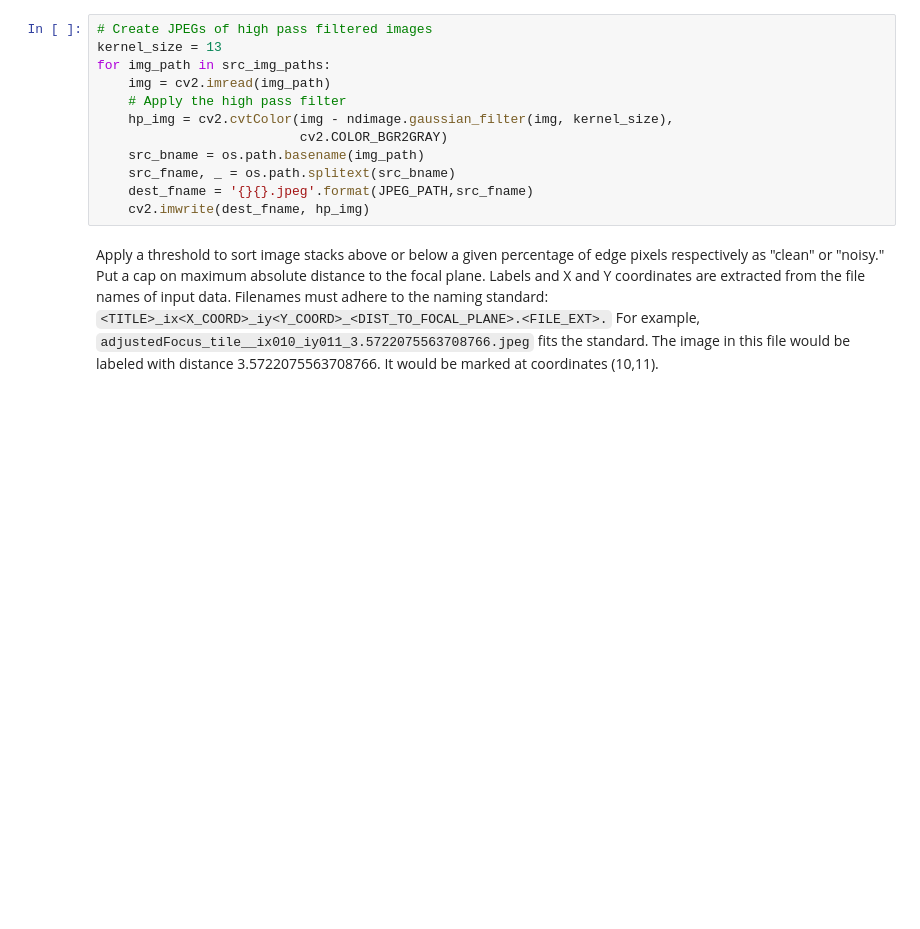
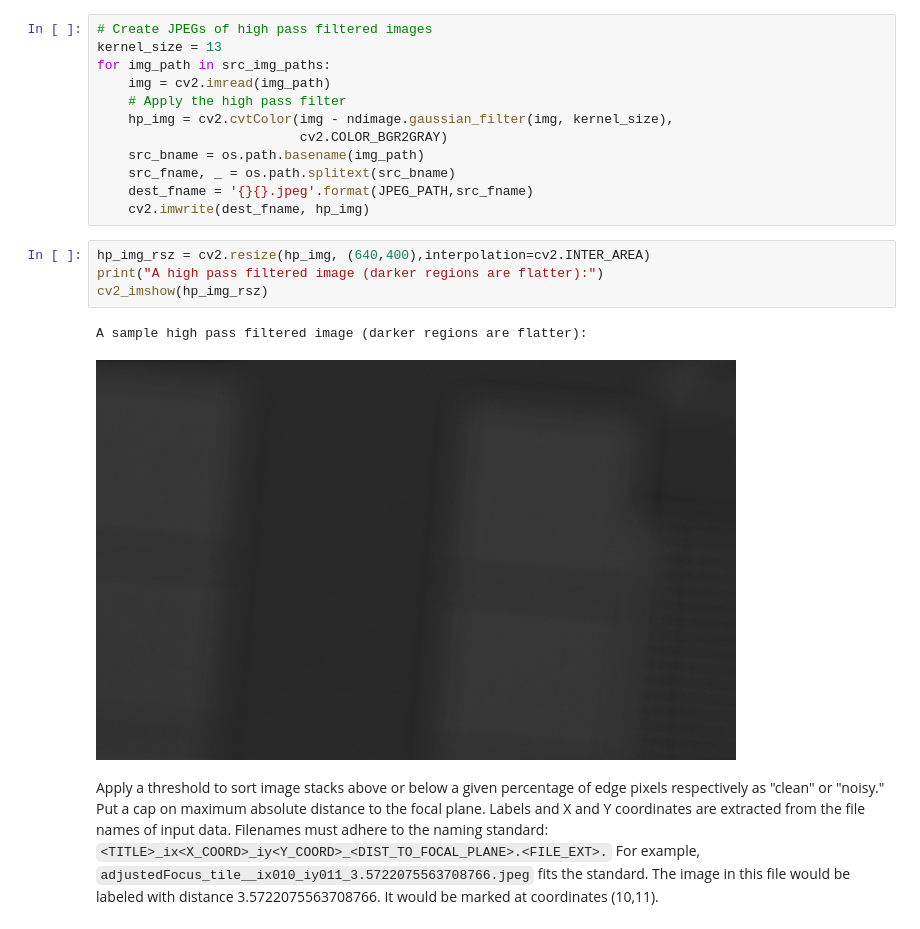
Before and after one commit to evanmacbride/microscope-autofocus, a Jupyter notebook: notebooks/Walkthrough.ipynb, the cells around one changed output. Saved outputs shown, nothing was run; the diff lists cells and outputs as text; blank space fills up the shorter version.

````diff
--- a/notebooks/Walkthrough.ipynb
+++ b/notebooks/Walkthrough.ipynb
@@ -94,6 +105,13 @@ for img_path in src_img_paths:
     src_fname, _ = os.path.splitext(src_bname)
     dest_fname = '{}{}.jpeg'.format(JPEG_PATH,src_fname)
     cv2.imwrite(dest_fname, hp_img)
+# %%
+hp_img_rsz = cv2.resize(hp_img, (640,400),interpolation=cv2.INTER_AREA)
+print("A high pass filtered image (darker regions are flatter):")
+cv2_imshow(hp_img_rsz)
+# %% [output]
+A sample high pass filtered image (darker regions are flatter):
+[figure, added]
 # %% [markdown]
 Apply a threshold to sort image stacks above or below a given percentage of edge pixels respectively as "clean" or "noisy." Put a cap on maximum absolute distance to the focal plane. Labels and X and Y coordinates are extracted from the file names of input data. Filenames must adhere to the naming standard: ```<TITLE>_ix<X_COORD>_iy<Y_COORD>_<DIST_TO_FOCAL_PLANE>.<FILE_EXT>.``` For example, ```adjustedFocus_tile__ix010_iy011_3.5722075563708766.jpeg``` fits the standard. The image in this file would be labeled with distance 3.5722075563708766. It would be marked at coordinates (10,11).
 # %%
````
Also changed, not shown: parts of 13 cells of this notebook.
